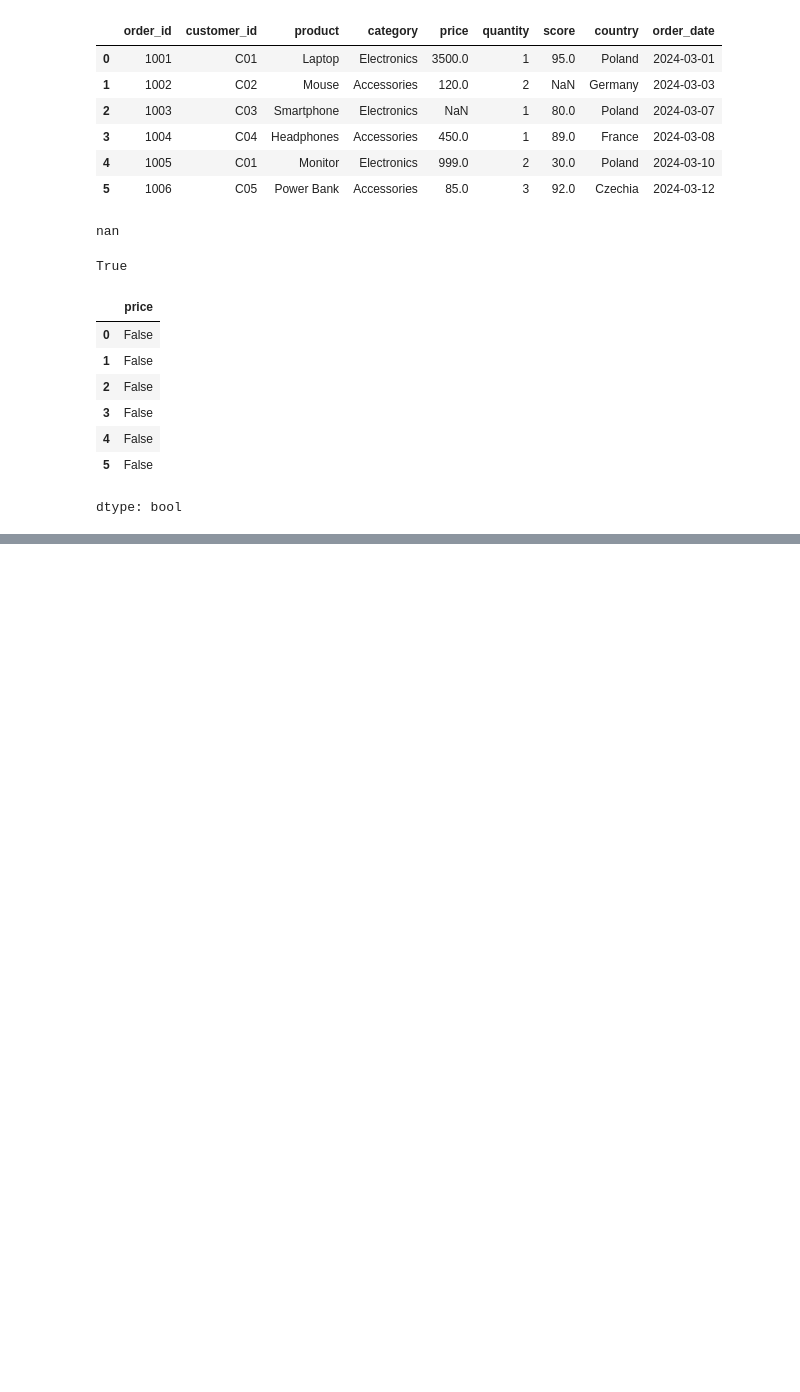
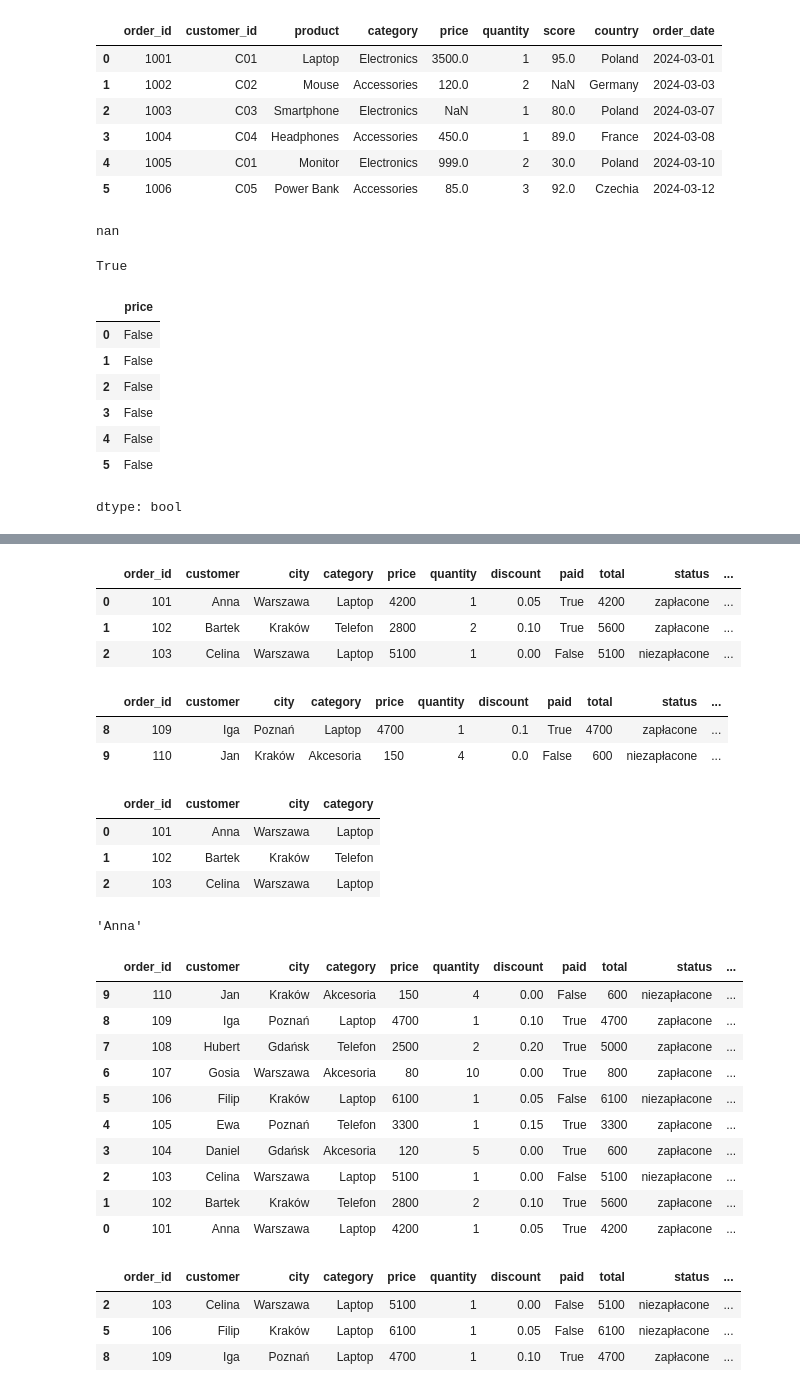
Before and after one commit to rajkonkret/analiza_danych_12_10_2026, a Jupyter notebook: analiza_danych_12_10_2026_dzien1.ipynb, the cells around one changed output, grey strips where cells are left out. Drawn from its saved outputs; the diff is of its cells as text; code cells hidden in the pictures; blank space fills up the shorter version.

```diff
--- a/analiza_danych_12_10_2026_dzien1.ipynb
+++ b/analiza_danych_12_10_2026_dzien1.ipynb
@@ -2029,0 +2474,6 @@ dtype: bool
+# %%
+df['total'] = df['total'].astype('int64')  # zamiana typu kolumny
+# %%
+# wypełnienie w jednym kroku spełnijących i niespełniających
+# za pomocą np.where
+df['segment'] = np.where(df['total'] > 5000, "VIP", 'normal')
@@ -2029,0 +2499,48 @@ dtype: bool
+# %%
+df.iloc[:3]
+# %% [output]
+|  | order_id | customer | city | category | price | quantity | discount | paid | total | status | ... |
+| 0 | 101 | Anna | Warszawa | Laptop | 4200 | 1 | 0.05 | True | 4200 | zapłacone | ... |
+| 1 | 102 | Bartek | Kraków | Telefon | 2800 | 2 | 0.10 | True | 5600 | zapłacone | ... |
+| 2 | 103 | Celina | Warszawa | Laptop | 5100 | 1 | 0.00 | False | 5100 | niezapłacone | ... |
+# %%
+# ostatnie dwa wiersze
+df.iloc[-2:]
+# %% [output]
+|  | order_id | customer | city | category | price | quantity | discount | paid | total | status | ... |
+| 8 | 109 | Iga | Poznań | Laptop | 4700 | 1 | 0.1 | True | 4700 | zapłacone | ... |
+| 9 | 110 | Jan | Kraków | Akcesoria | 150 | 4 | 0.0 | False | 600 | niezapłacone | ... |
+# %%
+df.iloc[:3, :4]  # trzy wiersze, cztery kolumny
+# %% [output]
+|  | order_id | customer | city | category |
+| 0 | 101 | Anna | Warszawa | Laptop |
+| 1 | 102 | Bartek | Kraków | Telefon |
+| 2 | 103 | Celina | Warszawa | Laptop |
+# %%
+df.iloc[0, 1] # wiersz indeks 0 (czyli pierwszy), kolumna indeks 1 (czyli druga)
+# %% [output]
+'Anna'
+# %%
+df.iloc[::-1]  # w odwrotnej kolejności
+# %% [output]
+|  | order_id | customer | city | category | price | quantity | discount | paid | total | status | ... |
+| 9 | 110 | Jan | Kraków | Akcesoria | 150 | 4 | 0.00 | False | 600 | niezapłacone | ... |
+| 8 | 109 | Iga | Poznań | Laptop | 4700 | 1 | 0.10 | True | 4700 | zapłacone | ... |
+| 7 | 108 | Hubert | Gdańsk | Telefon | 2500 | 2 | 0.20 | True | 5000 | zapłacone | ... |
+| 6 | 107 | Gosia | Warszawa | Akcesoria | 80 | 10 | 0.00 | True | 800 | zapłacone | ... |
+| 5 | 106 | Filip | Kraków | Laptop | 6100 | 1 | 0.05 | False | 6100 | niezapłacone | ... |
+| 4 | 105 | Ewa | Poznań | Telefon | 3300 | 1 | 0.15 | True | 3300 | zapłacone | ... |
+| 3 | 104 | Daniel | Gdańsk | Akcesoria | 120 | 5 | 0.00 | True | 600 | zapłacone | ... |
+| 2 | 103 | Celina | Warszawa | Laptop | 5100 | 1 | 0.00 | False | 5100 | niezapłacone | ... |
+| 1 | 102 | Bartek | Kraków | Telefon | 2800 | 2 | 0.10 | True | 5600 | zapłacone | ... |
+| 0 | 101 | Anna | Warszawa | Laptop | 4200 | 1 | 0.05 | True | 4200 | zapłacone | ... |
+# %%
+# query
+# laptop, cena > 4500
+df.query("category == 'Laptop' and price > 4500")
+# %% [output]
+|  | order_id | customer | city | category | price | quantity | discount | paid | total | status | ... |
+| 2 | 103 | Celina | Warszawa | Laptop | 5100 | 1 | 0.00 | False | 5100 | niezapłacone | ... |
+| 5 | 106 | Filip | Kraków | Laptop | 6100 | 1 | 0.05 | False | 6100 | niezapłacone | ... |
+| 8 | 109 | Iga | Poznań | Laptop | 4700 | 1 | 0.10 | True | 4700 | zapłacone | ... |
```
Also changed, not shown: parts of 72 cells of this notebook.
